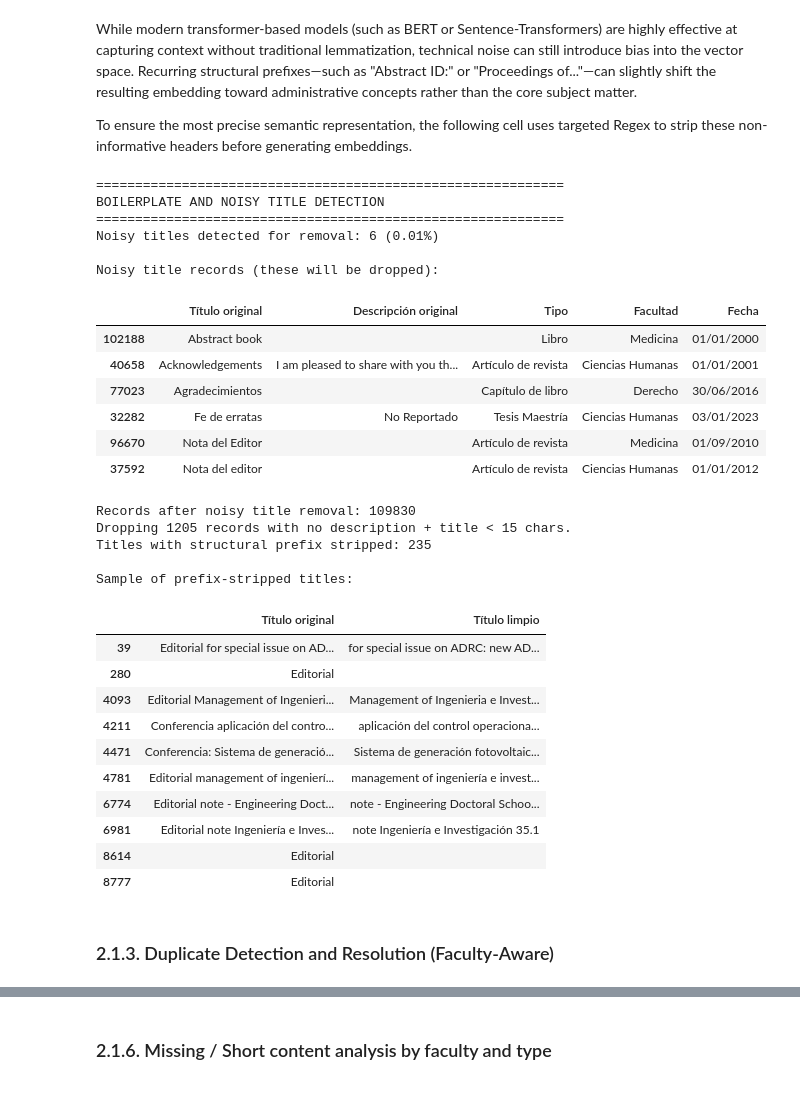
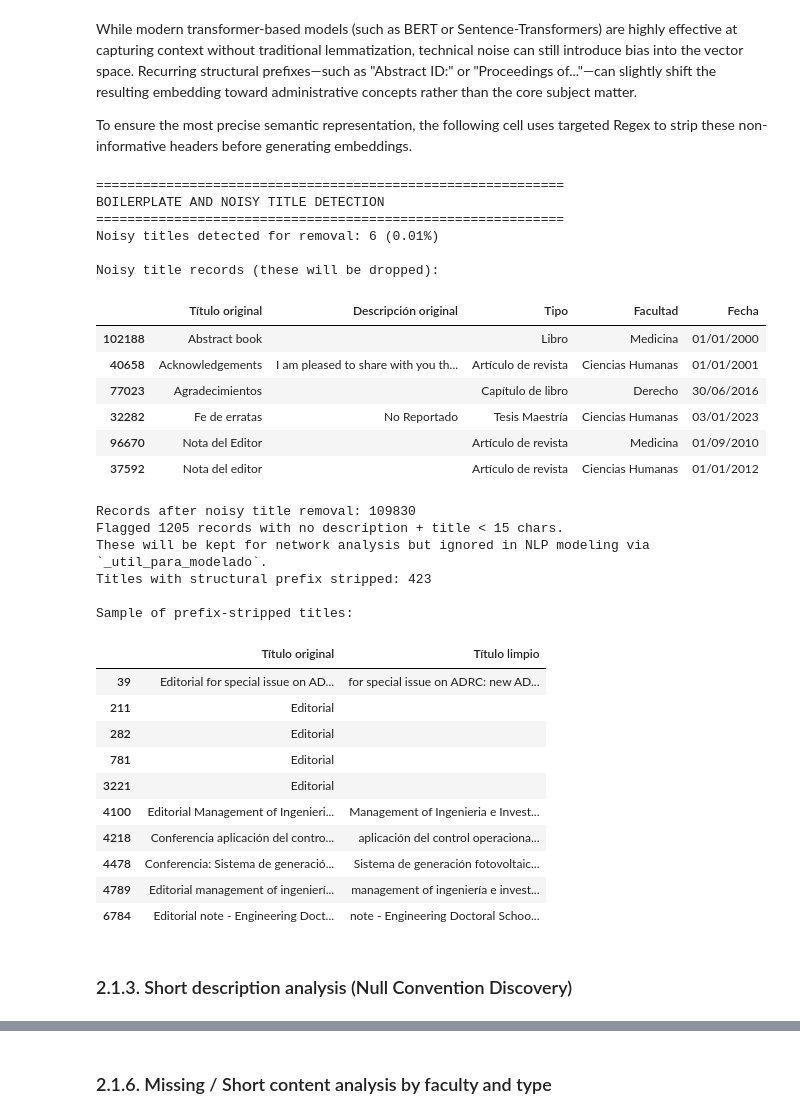
Before and after one commit to fvalderramab/proyecto_horus, a Jupyter notebook: notebooks/02_preprocessing.ipynb, the cells around one changed output, grey strips where cells are left out. Cells and saved outputs as stored; diff of their text form; code cells hidden in the pictures.

```diff
--- a/notebooks/02_preprocessing.ipynb
+++ b/notebooks/02_preprocessing.ipynb
@@ -741,8 +772,8 @@ print(f"\nRecords after noisy title removal: {len(productos_bogota)}")
 _sin_desc = productos_bogota['Descripción original'].isna() | (productos_bogota['Descripción original'].str.strip() == '')
 _titulo_corto = productos_bogota['Título original'].str.strip().str.len() < 15
 _drop_heuristic = _sin_desc & _titulo_corto
-print(f"Dropping {_drop_heuristic.sum()} records with no description + title < 15 chars.")
-productos_bogota = productos_bogota[~_drop_heuristic].reset_index(drop=True)
+print(f"Flagged {_drop_heuristic.sum()} records with no description + title < 15 chars.")
+print("These will be kept for network analysis but ignored in NLP modeling via `_util_para_modelado`.")
 
 # --- Soft prefix stripping for embeddings (does NOT drop rows) ---
 # Removes uninformative structural prefixes like "Abstract 123:" or "CONFERENCIA:"
@@ -763,43 +794,44 @@ print("\nSample of prefix-stripped titles:")
 display(
     productos_bogota[
         productos_bogota['Título original'].str.lower().str.strip()
         != productos_bogota['Título limpio'].str.lower().str.strip()
     ][['Título original', 'Título limpio']].head(10)
 )
 
 # Backfill NaN descriptions with empty string to avoid errors downstream
 productos_bogota['Descripción original'] = productos_bogota['Descripción original'].fillna('')
 
 del _ruido_mask, _sin_desc, _titulo_corto, _drop_heuristic
 # %% [output]
 ============================================================
 BOILERPLATE AND NOISY TITLE DETECTION
 ============================================================
 Noisy titles detected for removal: 6 (0.01%)
 
 Noisy title records (these will be dropped):
 |  | Título original | Descripción original | Tipo | Facultad | Fecha |
 | 102188 | Abstract book |  | Libro | Medicina | 01/01/2000 |
 | 40658 | Acknowledgements | I am pleased to share with you th... | Artículo de revista | Ciencias Humanas | 01/01/2001 |
 | 77023 | Agradecimientos |  | Capítulo de libro | Derecho | 30/06/2016 |
 | 32282 | Fe de erratas | No Reportado | Tesis Maestría | Ciencias Humanas | 03/01/2023 |
 | 96670 | Nota del Editor |  | Artículo de revista | Medicina | 01/09/2010 |
 | 37592 | Nota del editor |  | Artículo de revista | Ciencias Humanas | 01/01/2012 |
 Records after noisy title removal: 109830
-Dropping 1205 records with no description + title < 15 chars.
-Titles with structural prefix stripped: 235
+Flagged 1205 records with no description + title < 15 chars.
+These will be kept for network analysis but ignored in NLP modeling via `_util_para_modelado`.
+Titles with structural prefix stripped: 423
 
 Sample of prefix-stripped titles:
 |  | Título original | Título limpio |
 | 39 | Editorial for special issue on AD... | for special issue on ADRC: new AD... |
-| 280 | Editorial |  |
-| 4093 | Editorial Management of Ingenieri... | Management of Ingenieria e Invest... |
-| 4211 | Conferencia aplicación del contro... | aplicación del control operaciona... |
-| 4471 | Conferencia: Sistema de generació... | Sistema de generación fotovoltaic... |
-| 4781 | Editorial management of ingenierí... | management of ingeniería e invest... |
-| 6774 | Editorial note - Engineering Doct... | note - Engineering Doctoral Schoo... |
-| 6981 | Editorial note Ingeniería e Inves... | note Ingeniería e Investigación 35.1 |
-| 8614 | Editorial |  |
-| 8777 | Editorial |  |
+| 211 | Editorial |  |
+| 282 | Editorial |  |
+| 781 | Editorial |  |
+| 3221 | Editorial |  |
+| 4100 | Editorial Management of Ingenieri... | Management of Ingenieria e Invest... |
+| 4218 | Conferencia aplicación del contro... | aplicación del control operaciona... |
+| 4478 | Conferencia: Sistema de generació... | Sistema de generación fotovoltaic... |
+| 4789 | Editorial management of ingenierí... | management of ingeniería e invest... |
+| 6784 | Editorial note - Engineering Doct... | note - Engineering Doctoral Schoo... |
 # %% [markdown]
-### 2.1.3. Duplicate Detection and Resolution (Faculty-Aware)
+### 2.1.3. Short description analysis (Null Convention Discovery)
```
Also changed, not shown: parts of 46 cells of this notebook, 3 other files.
